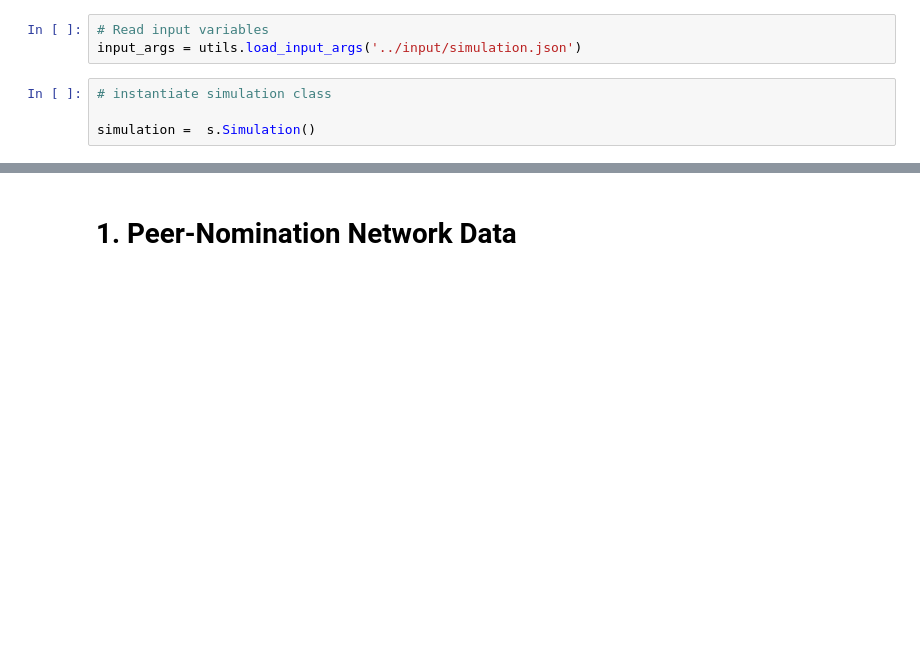
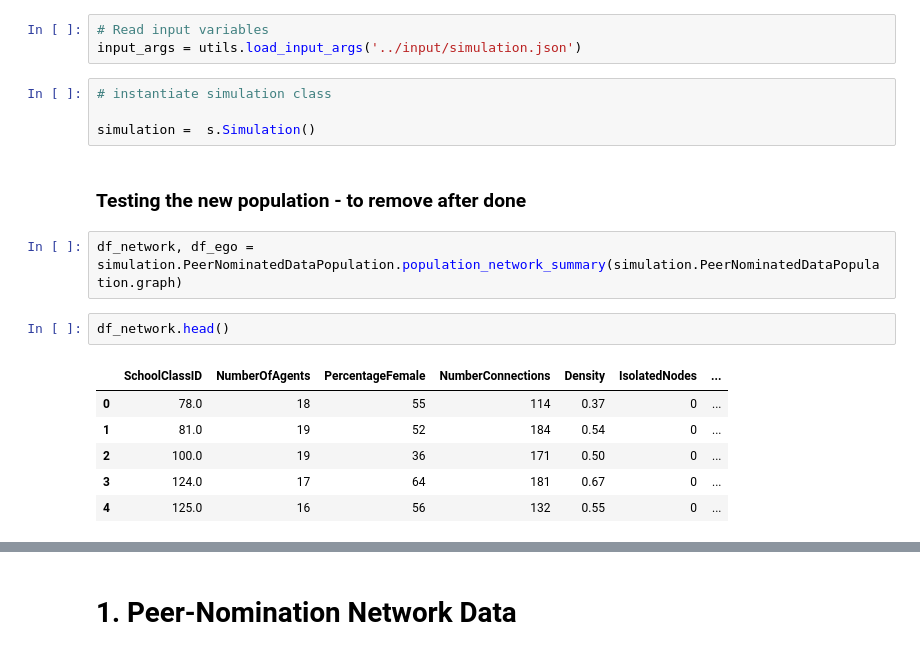
Before and after one commit to MovezNetwork/ABM-PA, a Jupyter notebook: notebooks/simulation_interventions.ipynb, the cells around one changed output, grey strips where cells are left out. Saved outputs shown, nothing was run; the diff lists cells and outputs as text; blank space fills up the shorter version.

```diff
--- a/notebooks/simulation_interventions.ipynb
+++ b/notebooks/simulation_interventions.ipynb
@@ -31,3 +31,16 @@ input_args = utils.load_input_args('../input/simulation.json')
 # instantiate simulation class
 
 simulation =  s.Simulation()
+# %% [markdown]
+### Testing the new population - to remove after done
+# %%
+df_network, df_ego = simulation.PeerNominatedDataPopulation.population_network_summary(simulation.PeerNominatedDataPopulation.graph)
+# %%
+df_network.head()
+# %% [output]
+|  | SchoolClassID | NumberOfAgents | PercentageFemale | NumberConnections | Density | IsolatedNodes | ... |
+| 0 | 78.0 | 18 | 55 | 114 | 0.37 | 0 | ... |
+| 1 | 81.0 | 19 | 52 | 184 | 0.54 | 0 | ... |
+| 2 | 100.0 | 19 | 36 | 171 | 0.50 | 0 | ... |
+| 3 | 124.0 | 17 | 64 | 181 | 0.67 | 0 | ... |
+| 4 | 125.0 | 16 | 56 | 132 | 0.55 | 0 | ... |
```
Also changed, not shown: parts of 4 cells of this notebook, 2 other files.
